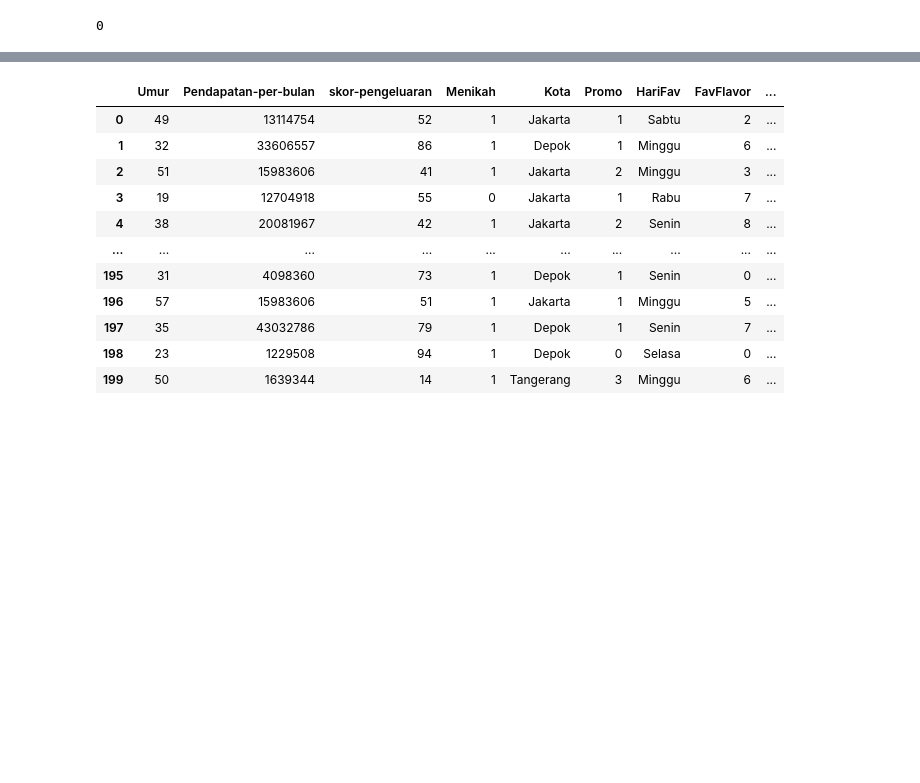
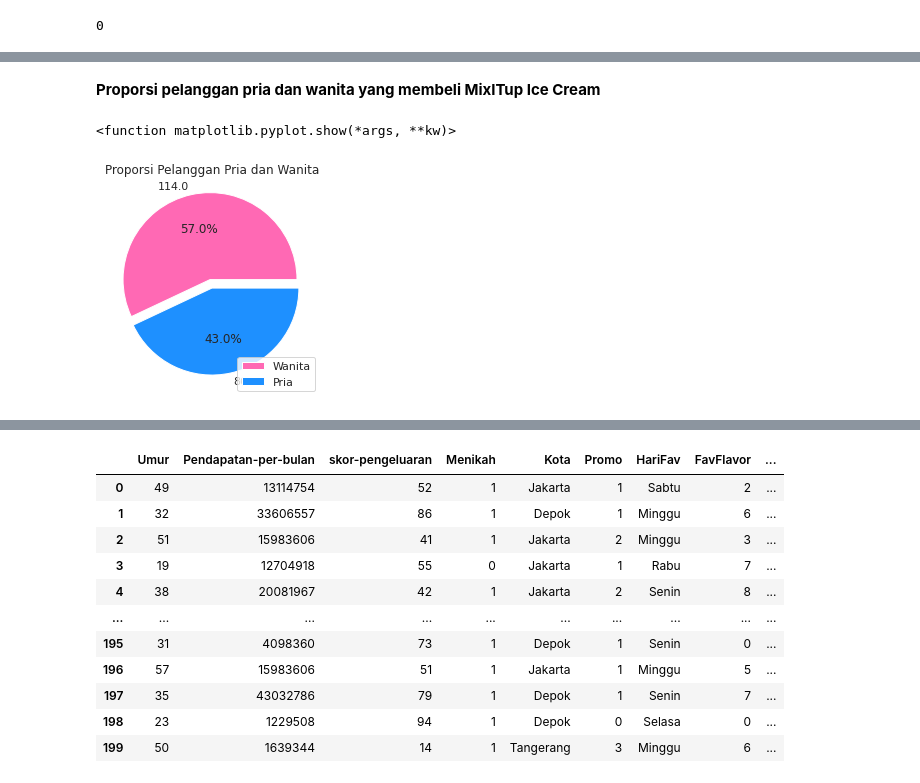
Before and after one commit to lidyaanggreni/StudyCase_MixITup_GroupD, a Jupyter notebook: StudyCase_MixITup_GroupD.ipynb, the cells around one changed output, grey strips where cells are left out. Drawn from its saved outputs; the diff is of its cells as text; code cells hidden in the pictures; blank space fills up the shorter version.

```diff
--- a/StudyCase_MixITup_GroupD.ipynb
+++ b/StudyCase_MixITup_GroupD.ipynb
@@ -153,0 +187,18 @@ df.duplicated().sum()
+# %% [markdown]
+**Proporsi pelanggan pria dan wanita yang membeli MixITup Ice Cream**
+# %%
+from collections import Counter
+
+data = df['Jenis Kelamin']
+proporsion = Counter(data)
+values = [float(v) for v in proporsion.values()]
+colors = ['hotpink','dodgerblue']
+labels = proporsion.keys()
+explode = (0.1,0)
+plt.pie(values, colors=colors,labels=values,autopct='%1.1f%%',explode=explode)
+plt.title('Proporsi Pelanggan Pria dan Wanita')
+plt.legend(labels,loc='lower right')
+plt.show
+# %% [output]
+<function matplotlib.pyplot.show(*args, **kw)>
+[figure, added]
```
Also changed, not shown: parts of 39 cells of this notebook.
